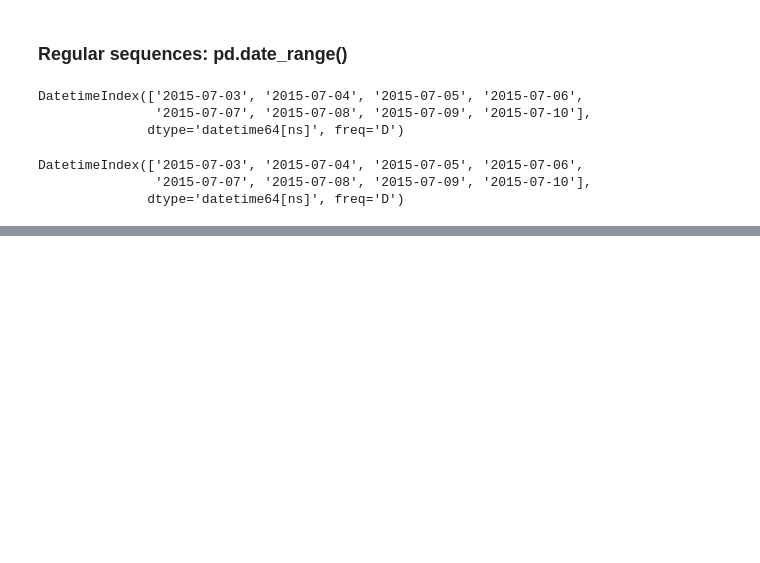
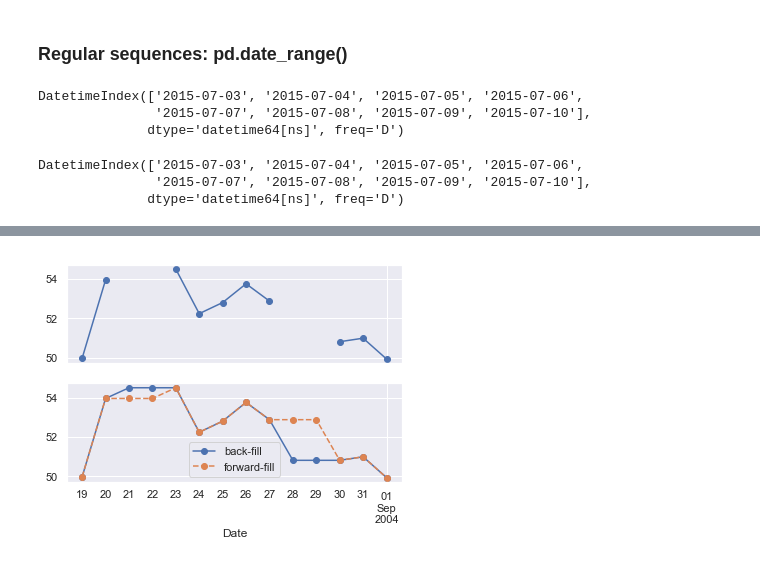
Before and after one commit to piszewc/python-deep-learning-data-science, a Jupyter notebook: Pandas/Notes Pandas - Aggregation and Grouping to High-Performance Pandas eval and query.ipynb, the cells around one changed output, grey strips where cells are left out. Cells and saved outputs as stored; diff of their text form; code cells hidden in the pictures; blank space fills up the shorter version.

```diff
--- a/Pandas/Notes Pandas - Aggregation and Grouping to High-Performance Pandas eval and query.ipynb
+++ b/Pandas/Notes Pandas - Aggregation and Grouping to High-Performance Pandas eval and query.ipynb
@@ -927,0 +1030,9 @@ DatetimeIndex(['2015-07-03', '2015-07-04', '2015-07-05', '2015-07-06',
+# %%
+fig, ax = plt.subplots(2, sharex=True)
+data = goog.iloc[:10]
+data.asfreq('D').plot(ax=ax[0], marker='o')
+data.asfreq('D', method='bfill').plot(ax=ax[1], style='-o')
+data.asfreq('D', method='ffill').plot(ax=ax[1], style='--o')
+ax[1].legend(["back-fill", "forward-fill"]);
+# %% [output]
+[figure, added]
```
Also changed, not shown: parts of 18 cells of this notebook.
